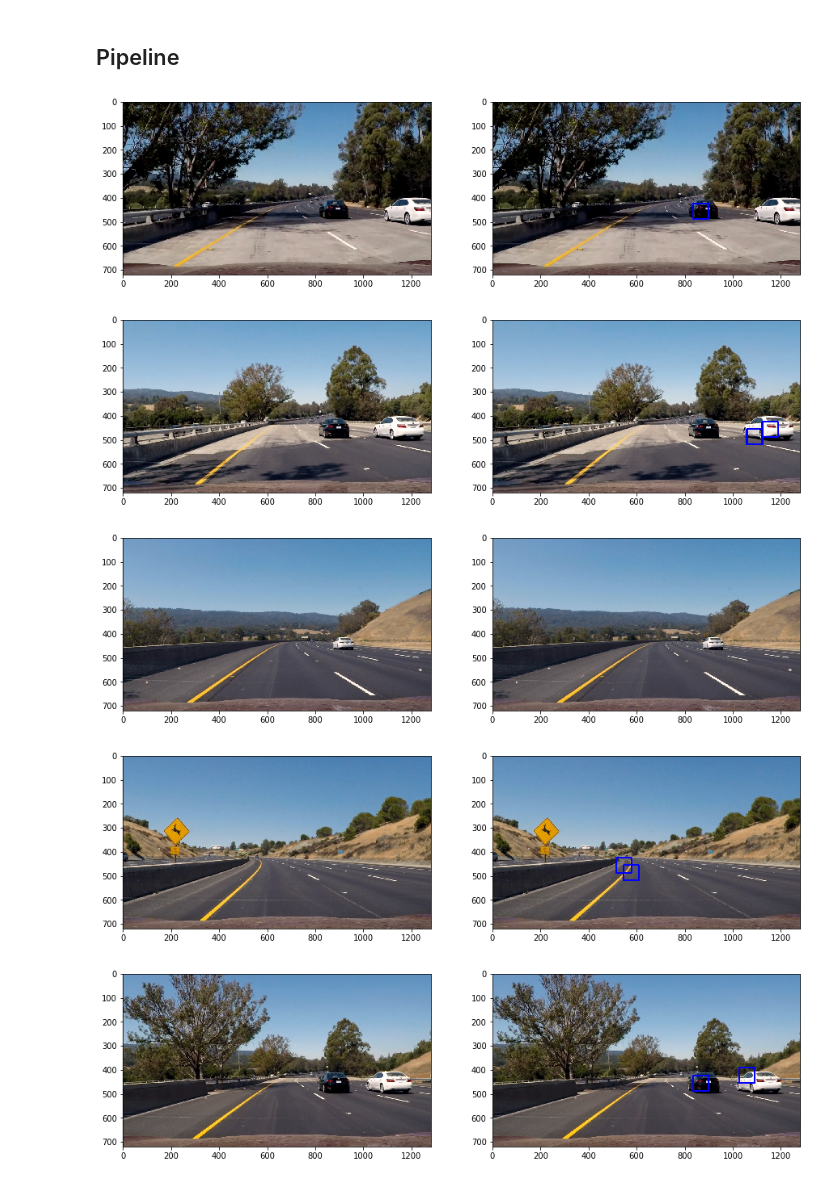
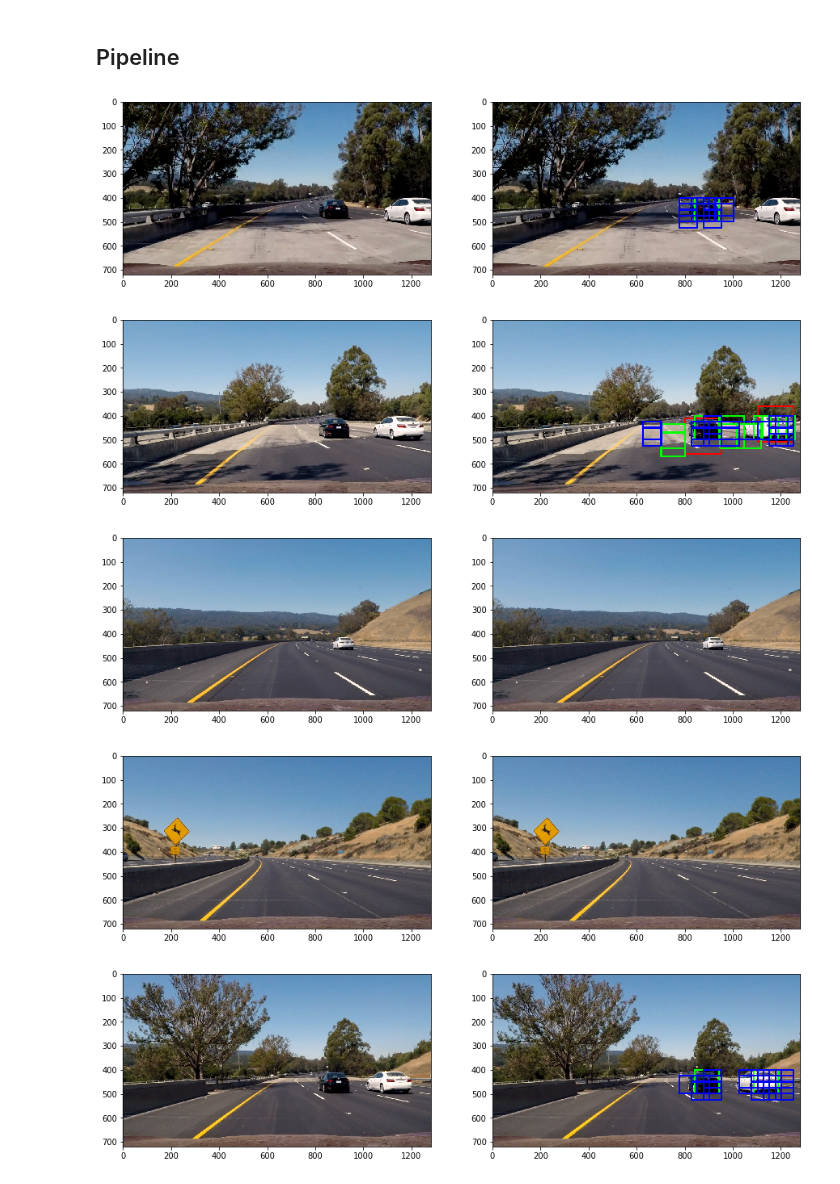
Before and after one commit to k26dr/CarND-Vehicle-Detection, a Jupyter notebook: vehicle_detection_tracking.ipynb, the cells around one changed output. Saved outputs shown, nothing was run; the diff lists cells and outputs as text; code cells hidden in the pictures.

```diff
--- a/vehicle_detection_tracking.ipynb
+++ b/vehicle_detection_tracking.ipynb
@@ -96,36 +106,39 @@ Model runtime (s): 1.2292654514312744
 # %%
 def pipeline(image):
     image = np.copy(image)
-    roi = image[360:]
-    windows = sliding_windows(roi.shape)
-    window_images = [roi[y1:y2,x1:x2][np.newaxis, ...] for x1,y1,x2,y2 in windows]
-    window_images = np.concatenate(window_images, axis=0)
-    features = [feature_pipeline(window_image)[np.newaxis,...] for window_image in window_images]
-    features = np.concatenate(features)
+    search_spaces = [(360, 720, 150, 50), (400, 600, 100, 35), (400, 550, 75, 25)]
+    colors = [(255,0,0), (0,255,0), (0,0,255)]
+    heatmap = np.zeros_like(image)
 
-    features_scaled = scaler.transform(features)
-    pred = svc.predict(features_scaled)
+    for color, space in zip(colors, search_spaces):
+        windows = sliding_windows(*space)
+        window_images = [image[y1:y2,x1:x2][np.newaxis, ...] for x1,y1,x2,y2 in windows]
+        window_images = np.concatenate(window_images, axis=0)
+        features = [feature_pipeline(window_image)[np.newaxis,...] for window_image in window_images]
+        features = np.concatenate(features)
 
-    for i in range(len(windows)):
-        window = windows[i]
-        if pred[i] == 1:
-            cv2.rectangle(image, (window[0], window[1] + 360), (window[2], window[3] + 360), (0, 0, 255), 5)
+        features_scaled = scaler.transform(features)
+        pred = svc.predict(features_scaled)
+
+        for window, guess in zip(windows, pred):
+            if guess == 1:
+                cv2.rectangle(image, (window[0], window[1]), (window[2], window[3]), color, 5)
+#                 heatmap[window[1]:window[3], window[0]:window[2]] += 50
     return image
 
-def sliding_windows(shape):
-    window_size = 64
-    step = 32
-    return [(x,y, x+window_size, y+window_size) for y in range(0, shape[0] - window_size, step) for x in range(0, shape[1] - window_size, step)]
+def sliding_windows(ystart, ystop, size, step, shape=(720, 1280)):
+    return [(x,y, x+size, y+size) for y in range(ystart, ystop - size, step) for x in range(0, shape[1] - size, step)]
 # %%
 for image in test_images:
     plt.figure(figsize=(15,5))
     plt.subplot(121)
     plt.imshow(image)
     plt.subplot(122)
-    plt.imshow(pipeline(image), cmap='gray')
+    processed = pipeline(image)
+    plt.imshow(processed)
 # %% [output]
-[figure, old version]
+[figure, new version]
-[figure, old version]
+[figure, new version]
 [figure]
-[figure, old version]
+[figure, new version]
-[figure, old version]
+[figure, new version]
```
Also changed, not shown: parts of 11 cells of this notebook.
